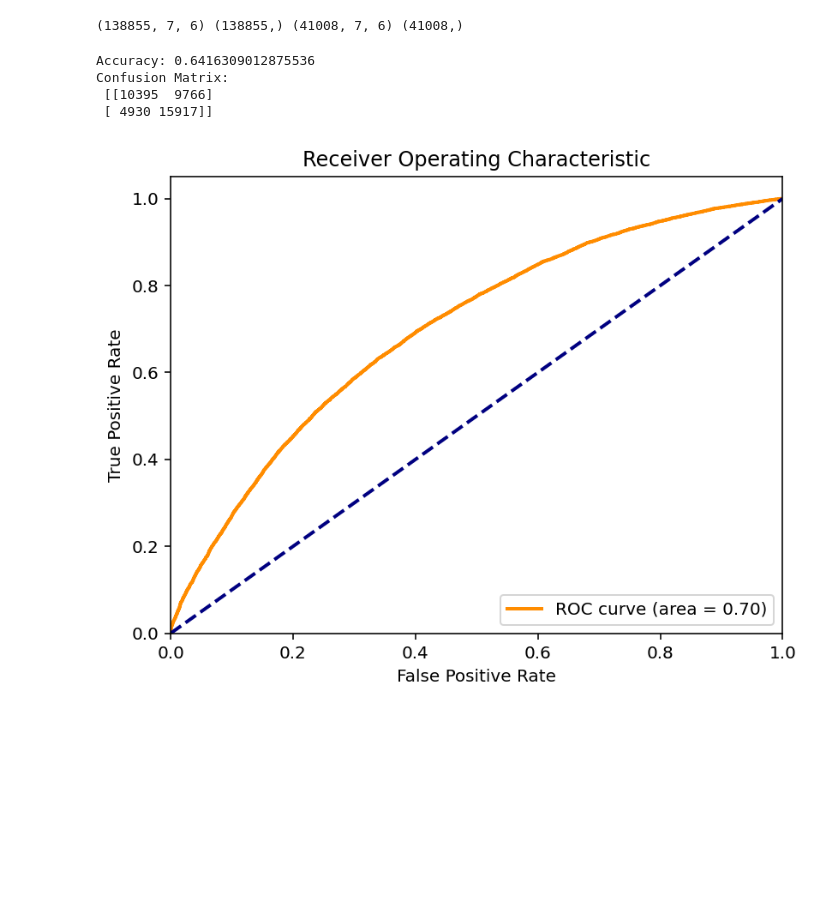
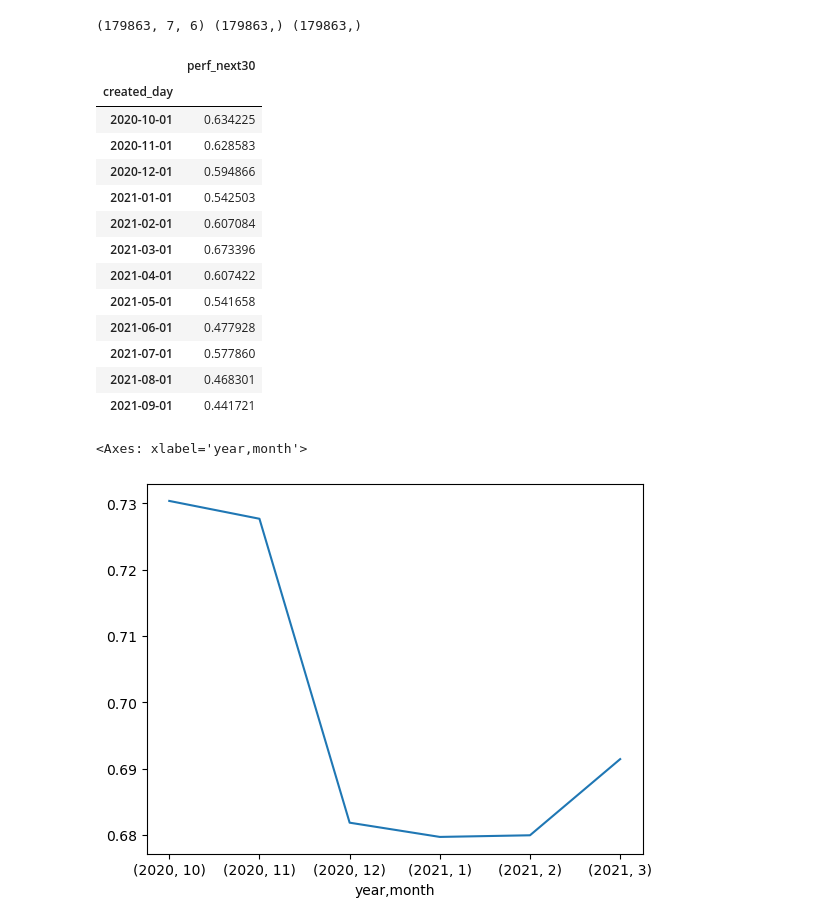
Before and after one commit to sitdownkevin/stocktwits, a Jupyter notebook: model_xgboost.ipynb, the cells around one changed output. Drawn from its saved outputs; the diff is of its cells as text; code cells hidden in the pictures; blank space fills up the shorter version.

```diff
--- a/model_xgboost.ipynb
+++ b/model_xgboost.ipynb
@@ -10,48 +11,8 @@ import pickle
 
 data = pickle.load(open('./data/data.pkl', 'rb'))
 
-X_train, y_train = data['X_train'], data['y_train']
-X_test, y_test = data['X_test'], data['y_test']
+X, y, date_mask = data['X'], data['y'], data['date_mask']
 
-print(X_train.shape, y_train.shape, X_test.shape, y_test.shape)
+print(X.shape, y.shape, date_mask.shape)
 # %% [output]
-(138855, 7, 6) (138855,) (41008, 7, 6) (41008,)
+(179863, 7, 6) (179863,) (179863,)
-# %%
-model = xgb.XGBClassifier()  # 创建一个 XGBoost 分类器
-model.fit(X_train.reshape(X_train.shape[0], -1), y_train.reshape(-1, 1))
-
-# 进行预测
-predictions = model.predict(X_test.reshape(X_test.shape[0], -1))
-
-# 模型性能评估
-from sklearn.metrics import accuracy_score, confusion_matrix
-print("Accuracy:", accuracy_score(y_test, predictions))
-print("Confusion Matrix:\n", confusion_matrix(y_test, predictions))
-# %% [output]
-Accuracy: 0.6416309012875536
-Confusion Matrix:
- [[10395  9766]
- [ 4930 15917]]
-# %%
-# 画出AUCROC曲线
-from sklearn.metrics import roc_curve, auc
-import matplotlib.pyplot as plt
-
-# 计算ROC曲线
-y_pred_proba = model.predict_proba(X_test.reshape(X_test.shape[0], -1))[:, 1]
-fpr, tpr, _ = roc_curve(y_test, y_pred_proba)
-roc_auc = auc(fpr, tpr)
-
-# 绘制ROC曲线
-plt.figure(dpi=144)
-plt.plot(fpr, tpr, color='darkorange', lw=2, label='ROC curve (area = %0.2f)' % roc_auc)
-plt.plot([0, 1], [0, 1], color='navy', lw=2, linestyle='--')
-plt.xlim([0.0, 1.0])
-plt.ylim([0.0, 1.05])
-plt.xlabel('False Positive Rate')
-plt.ylabel('True Positive Rate')
-plt.title('Receiver Operating Characteristic')
-plt.legend(loc="lower right")
-plt.show()
-# %% [output]
-[figure, removed]
@@ -57,0 +47,33 @@ plt.show()
+# %%
+df = pd.read_csv('./log/test.csv', index_col=0)
+
+df['created_day'] = pd.to_datetime(df['created_day'], format='%Y-%m')
+df.groupby('created_day').agg({
+    'perf_next30': 'mean'
+})
+# %% [output]
+|  | perf_next30 |
+| created_day |  |
+| 2020-10-01 | 0.634225 |
+| 2020-11-01 | 0.628583 |
+| 2020-12-01 | 0.594866 |
+| 2021-01-01 | 0.542503 |
+| 2021-02-01 | 0.607084 |
+| 2021-03-01 | 0.673396 |
+| 2021-04-01 | 0.607422 |
+| 2021-05-01 | 0.541658 |
+| 2021-06-01 | 0.477928 |
+| 2021-07-01 | 0.577860 |
+| 2021-08-01 | 0.468301 |
+| 2021-09-01 | 0.441721 |
+# %%
+_ = results_df.reset_index()
+
+
+_['year'] = _['index'].dt.year
+_['month'] = _['index'].dt.month
+
+_.groupby(['year','month'])['acc'].mean().plot()
+# %% [output]
+<Axes: xlabel='year,month'>
+[figure, added]
```
Also changed, not shown: parts of 3 cells of this notebook, 5 other files.
